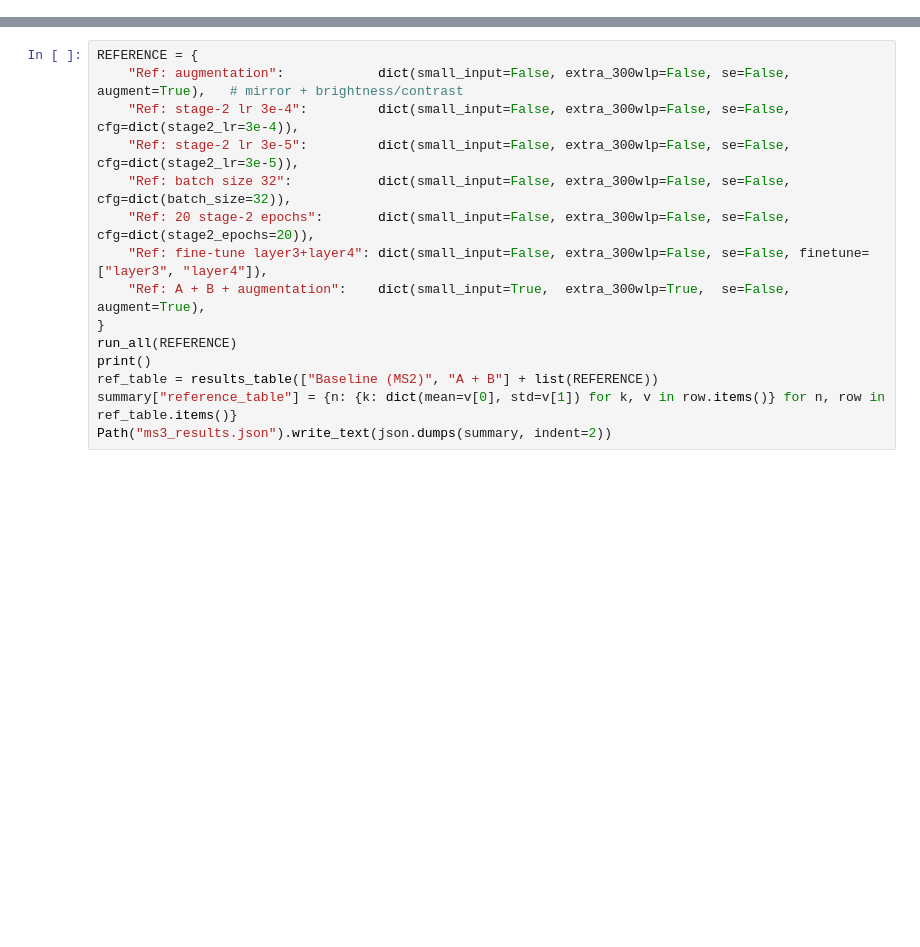
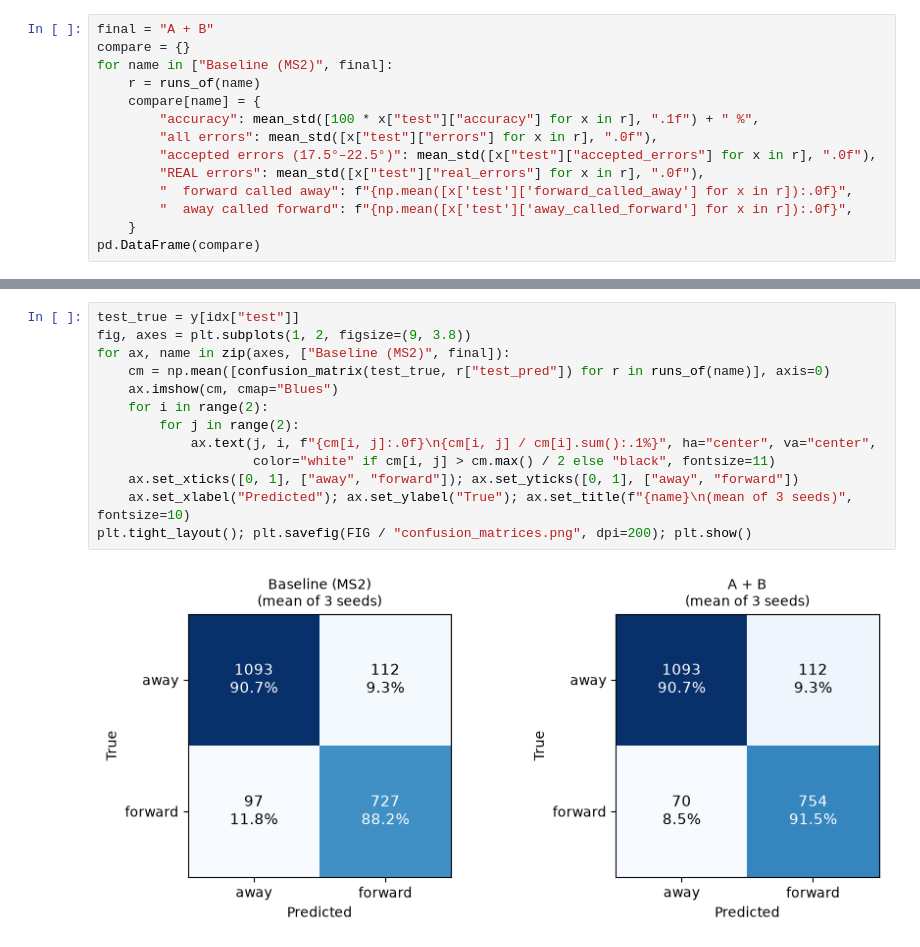
Before and after one commit to AliAbuelkheir/lookaway-guard, a Jupyter notebook: MS3/ms3_improvements.ipynb, the cells around one changed output, grey strips where cells are left out. Drawn from its saved outputs; the diff is of its cells as text; blank space fills up the shorter version.

```diff
--- a/MS3/ms3_improvements.ipynb
+++ b/MS3/ms3_improvements.ipynb
@@ -426,0 +541,14 @@ so that our improvement (A + B) can be compared with them. Everything else is th
+# %%
+final = "A + B"
+compare = {}
+for name in ["Baseline (MS2)", final]:
+    r = runs_of(name)
+    compare[name] = {
+        "accuracy": mean_std([100 * x["test"]["accuracy"] for x in r], ".1f") + " %",
+        "all errors": mean_std([x["test"]["errors"] for x in r], ".0f"),
+        "accepted errors (17.5°–22.5°)": mean_std([x["test"]["accepted_errors"] for x in r], ".0f"),
+        "REAL errors": mean_std([x["test"]["real_errors"] for x in r], ".0f"),
+        "  forward called away": f"{np.mean([x['test']['forward_called_away'] for x in r]):.0f}",
+        "  away called forward": f"{np.mean([x['test']['away_called_forward'] for x in r]):.0f}",
+    }
+pd.DataFrame(compare)
@@ -427,15 +563,15 @@ so that our improvement (A + B) can be compared with them. Everything else is th
 # %%
-REFERENCE = {
-    "Ref: augmentation":            dict(small_input=False, extra_300wlp=False, se=False, augment=True),   # mirror + brightness/contrast
-    "Ref: stage-2 lr 3e-4":         dict(small_input=False, extra_300wlp=False, se=False, cfg=dict(stage2_lr=3e-4)),
-    "Ref: stage-2 lr 3e-5":         dict(small_input=False, extra_300wlp=False, se=False, cfg=dict(stage2_lr=3e-5)),
-    "Ref: batch size 32":           dict(small_input=False, extra_300wlp=False, se=False, cfg=dict(batch_size=32)),
-    "Ref: 20 stage-2 epochs":       dict(small_input=False, extra_300wlp=False, se=False, cfg=dict(stage2_epochs=20)),
-    "Ref: fine-tune layer3+layer4": dict(small_input=False, extra_300wlp=False, se=False, finetune=["layer3", "layer4"]),
-    "Ref: A + B + augmentation":    dict(small_input=True,  extra_300wlp=True,  se=False, augment=True),
-}
-run_all(REFERENCE)
-print()
-ref_table = results_table(["Baseline (MS2)", "A + B"] + list(REFERENCE))
-summary["reference_table"] = {n: {k: dict(mean=v[0], std=v[1]) for k, v in row.items()} for n, row in ref_table.items()}
-Path("ms3_results.json").write_text(json.dumps(summary, indent=2))
+test_true = y[idx["test"]]
+fig, axes = plt.subplots(1, 2, figsize=(9, 3.8))
+for ax, name in zip(axes, ["Baseline (MS2)", final]):
+    cm = np.mean([confusion_matrix(test_true, r["test_pred"]) for r in runs_of(name)], axis=0)
+    ax.imshow(cm, cmap="Blues")
+    for i in range(2):
+        for j in range(2):
+            ax.text(j, i, f"{cm[i, j]:.0f}\n{cm[i, j] / cm[i].sum():.1%}", ha="center", va="center",
+                    color="white" if cm[i, j] > cm.max() / 2 else "black", fontsize=11)
+    ax.set_xticks([0, 1], ["away", "forward"]); ax.set_yticks([0, 1], ["away", "forward"])
+    ax.set_xlabel("Predicted"); ax.set_ylabel("True"); ax.set_title(f"{name}\n(mean of 3 seeds)", fontsize=10)
+plt.tight_layout(); plt.savefig(FIG / "confusion_matrices.png", dpi=200); plt.show()
+# %% [output]
+[figure, added]
```
Also changed, not shown: parts of 35 cells of this notebook, 37 other files.
